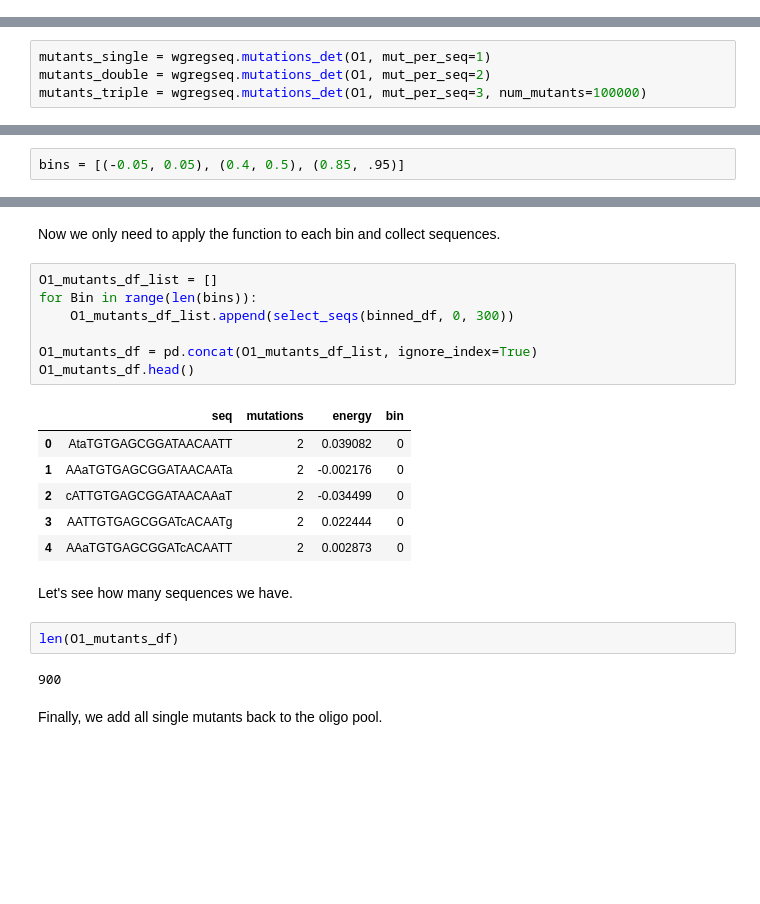
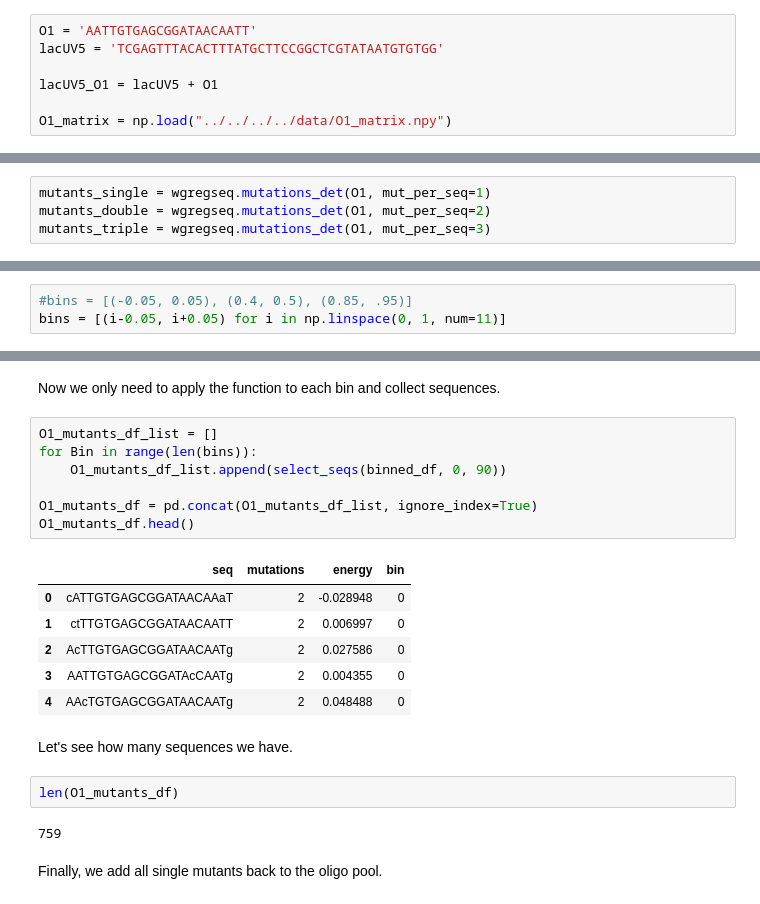
Before and after one commit to RPGroup-PBoC/Reg-Seq2, a Jupyter notebook: code/experimental_design/twist_order/lacI_titration/generate_sequences.ipynb, the cells around one changed output, grey strips where cells are left out. Saved outputs shown, nothing was run; the diff lists cells and outputs as text; blank space fills up the shorter version.

```diff
--- a/code/experimental_design/twist_order/lacI_titration/generate_sequences.ipynb
+++ b/code/experimental_design/twist_order/lacI_titration/generate_sequences.ipynb
@@ -55,0 +30,7 @@ O1_matrix = np.array([[ 0.      ,  0.032177,  0.009131,  0.091165],
+# %%
+O1 = 'AATTGTGAGCGGATAACAATT'
+lacUV5 = 'TCGAGTTTACACTTTATGCTTCCGGCTCGTATAATGTGTGG'
+
+lacUV5_O1 = lacUV5 + O1
+
+O1_matrix = np.load("../../../../data/O1_matrix.npy")
@@ -76,7 +83,7 @@ Now we can generate mutants. Therefore we generate all single and double mutants
 # %%
 mutants_single = wgregseq.mutations_det(O1, mut_per_seq=1)
 mutants_double = wgregseq.mutations_det(O1, mut_per_seq=2)
-mutants_triple = wgregseq.mutations_det(O1, mut_per_seq=3, num_mutants=100000)
+mutants_triple = wgregseq.mutations_det(O1, mut_per_seq=3)
 # %% [markdown]
 For higher order mutants we don't have to worried about duplicates and can randomly generate mutants (while keeping the number of mutations fixed).
 # %%
@@ -108,7 +119,8 @@ df.head()
 # %% [markdown]
 To choose which mutants we are taking, we first try bins of binding energies.
 # %%
-bins = [(-0.05, 0.05), (0.4, 0.5), (0.85, .95)]
+#bins = [(-0.05, 0.05), (0.4, 0.5), (0.85, .95)]
+bins = [(i-0.05, i+0.05) for i in np.linspace(0, 1, num=11)]
 # %% [markdown]
 Let's have a look on how the mutants are distributed.
 # %%
@@ -181,23 +193,23 @@ Now we only need to apply the function to each bin and collect sequences.
 # %%
 O1_mutants_df_list = []
 for Bin in range(len(bins)):
-    O1_mutants_df_list.append(select_seqs(binned_df, 0, 300))
+    O1_mutants_df_list.append(select_seqs(binned_df, 0, 90))
 
 O1_mutants_df = pd.concat(O1_mutants_df_list, ignore_index=True)
 O1_mutants_df.head()
 # %% [output]
 |  | seq | mutations | energy | bin |
-| 0 | AtaTGTGAGCGGATAACAATT | 2 | 0.039082 | 0 |
-| 1 | AAaTGTGAGCGGATAACAATa | 2 | -0.002176 | 0 |
-| 2 | cATTGTGAGCGGATAACAAaT | 2 | -0.034499 | 0 |
-| 3 | AATTGTGAGCGGATcACAATg | 2 | 0.022444 | 0 |
-| 4 | AAaTGTGAGCGGATcACAATT | 2 | 0.002873 | 0 |
+| 0 | cATTGTGAGCGGATAACAAaT | 2 | -0.028948 | 0 |
+| 1 | ctTTGTGAGCGGATAACAATT | 2 | 0.006997 | 0 |
+| 2 | AcTTGTGAGCGGATAACAATg | 2 | 0.027586 | 0 |
+| 3 | AATTGTGAGCGGATAcCAATg | 2 | 0.004355 | 0 |
+| 4 | AAcTGTGAGCGGATAACAATg | 2 | 0.048488 | 0 |
 # %% [markdown]
 Let's see how many sequences we have.
 # %%
 len(O1_mutants_df)
 # %% [output]
-900
+759
 # %% [markdown]
 Finally, we add all single mutants back to the oligo pool.
 # %%
```
Also changed, not shown: parts of 12 cells of this notebook, 2 other files.
